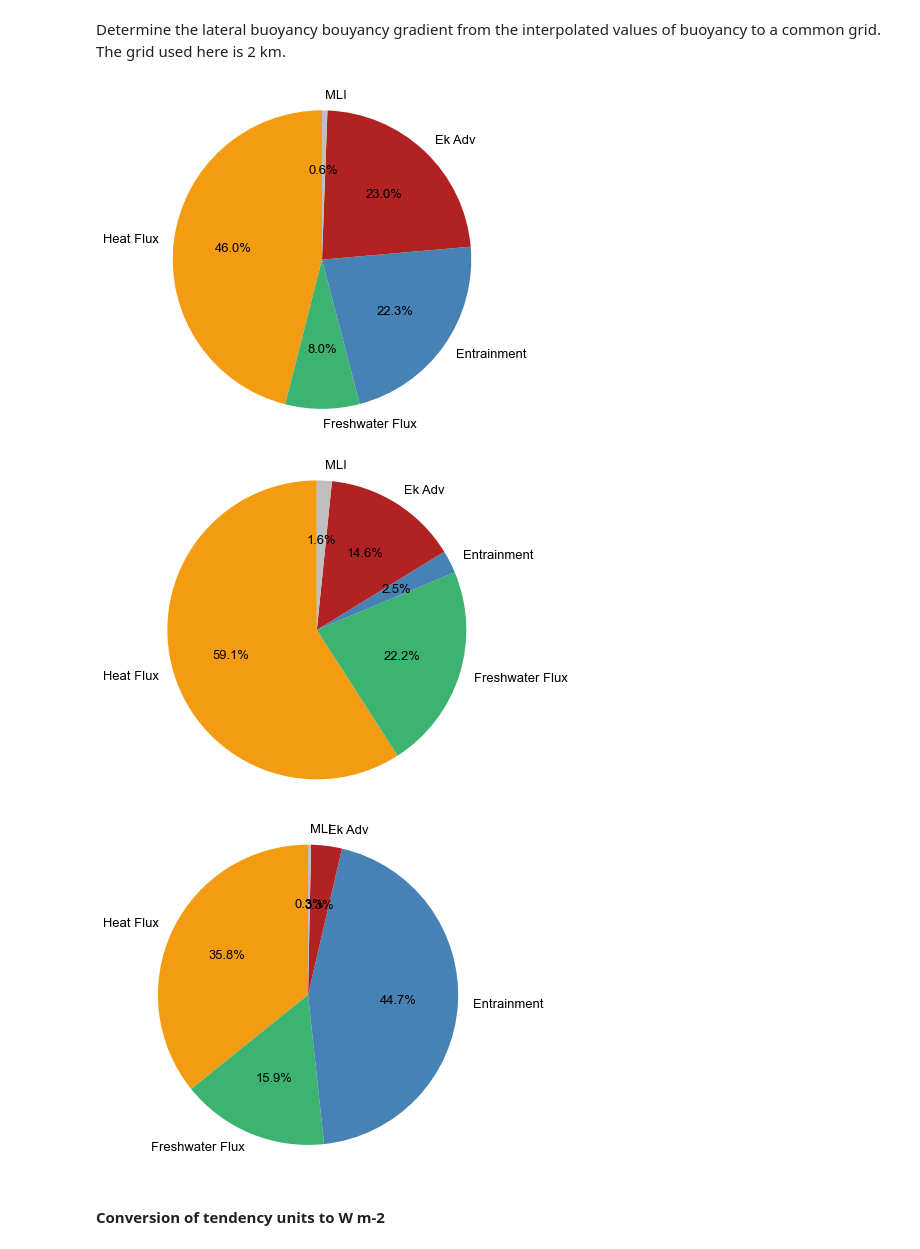
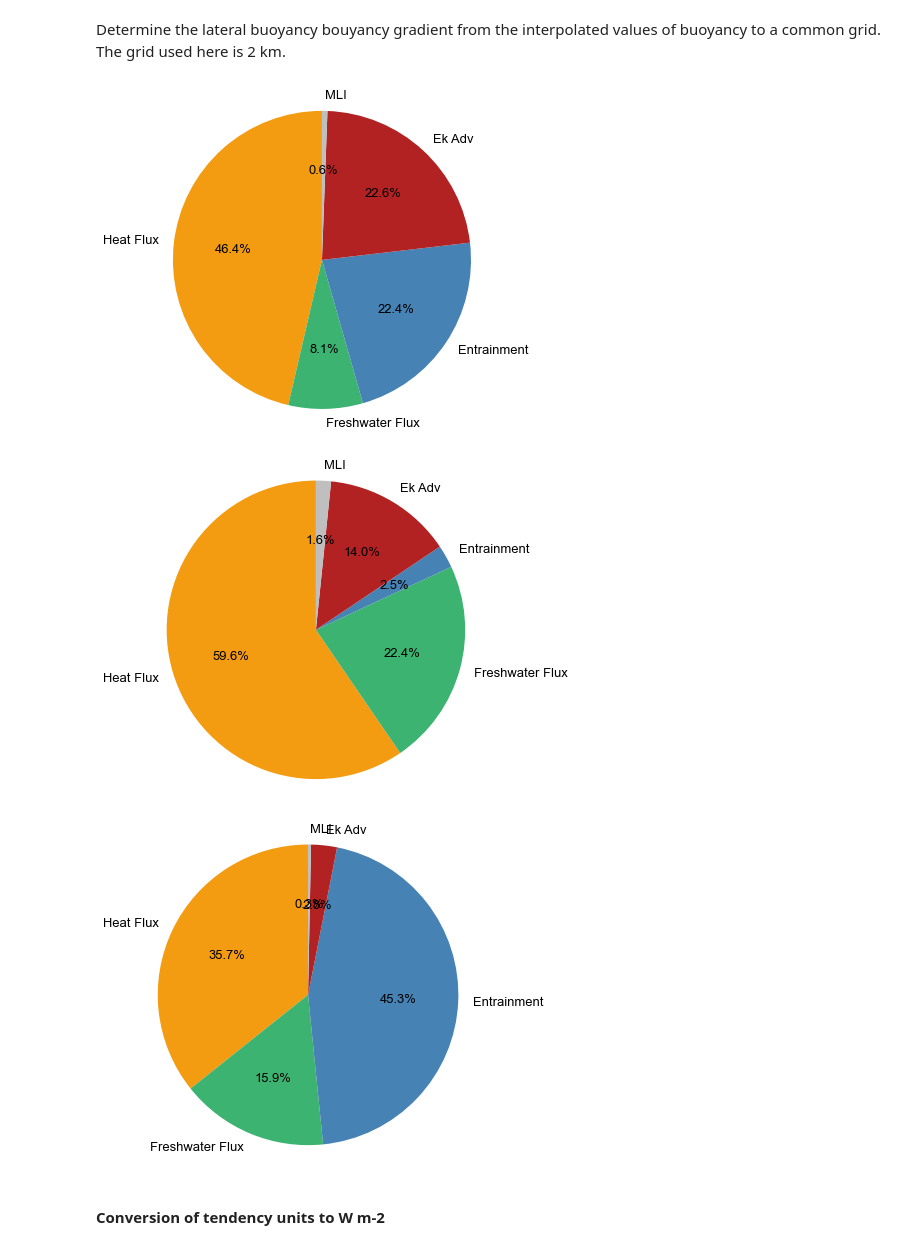
Before and after one commit to marcelduplessis/duplessis-2021-JGR-Oceans, a Jupyter notebook: duplessis-2021-analysis-main.ipynb, the cells around one changed output. Cells and saved outputs as stored; diff of their text form; code cells hidden in the pictures.

```diff
--- a/duplessis-2021-analysis-main.ipynb
+++ b/duplessis-2021-analysis-main.ipynb
@@ -1957,7 +1636,7 @@ savefig('../../figures/salt_tendency_breakdown.png', dpi=300, bbox_inches='tight
 # %% [markdown]
 Determine the variance of the salinity from the glider obsevations and the net terms by removing the mean and trend
 # %%
-for i, dat in enumerate([dat_saz_1D, dat_apz_1D, dat_miz_1D]):
+for i, dat in enumerate([dat_saz_1D, dat_pfz_1D, dat_miz_1D]):
 
     # determine the mean
     glider_dS_mean = dat.glider_dS[1:].mean()
@@ -1988,5 +1667,5 @@ for i, dat in enumerate([dat_saz_1D, dat_apz_1D, dat_miz_1D]):
 # %%
-for i, dat in enumerate([dat_saz_interp, dat_apz_interp, dat_miz_interp]):
+for i, dat in enumerate([dat_saz_1D, dat_pfz_1D, dat_miz_1D]):
 
     # determine the mean
     terms_dS_mean = dat.net_terms_dS[1:].mean()
@@ -2015,7 +1698,7 @@ import seaborn as sns
 
 fig, ax = subplots(1, 3, figsize=[11, 5], sharey=True)
 
-for i, dat in enumerate([dat_saz_interp, dat_apz_interp, dat_miz_interp]):
+for i, dat in enumerate([dat_saz_interp, dat_pfz_interp, dat_miz_interp]):
 
     window=40
 
@@ -2070,4 +1753,4 @@ ax[2].text(-1.5, 1.13, 'c', fontweight='bold')
 
 # ax[0].set_ylabel('Probability')
 
-savefig('../../figures/turner_angle.png', dpi=300, bbox_inches='tight')
+savefig('../figures/Fig_9_turner_angle.png', dpi=300, bbox_inches='tight')
@@ -2077,7 +1762,7 @@ savefig('../../figures/turner_angle.png', dpi=300, bbox_inches='tight')
 We determine the mixed layer buoyancy from the average buoyancy across the mixed layer.
 # %%
 # get the mean buoyancy within the mixed layer
-for dat in [dat_saz_1D, dat_apz_1D, dat_miz_1D]:
+for dat in [dat_saz_1D, dat_pfz_1D, dat_miz_1D]:
 
     xb=[]
 
@@ -2091,12 +1776,12 @@ Determine the lateral buoyancy bouyancy gradient from the interpolated values of
 # %%
 sites = ['saz', 'pfz', 'miz']
 
-for i, dat in enumerate([dat_saz_1D, dat_apz_1D, dat_miz_1D]):
+for i, dat in enumerate([dat_saz_1D, dat_pfz_1D, dat_miz_1D]):
 
     if i==0:
         dat_raw=dat_saz
     if i==1:
-        dat_raw=dat_apz
+        dat_raw=dat_pfz
     if i==2:
         dat_raw=dat_miz
 
@@ -2178,37 +1863,37 @@ for i, dat in enumerate([dat_saz_1D, dat_apz_1D, dat_miz_1D]):
     # now plot the pie chart
 
     labels = 'Heat Flux', 'Freshwater Flux', 'Entrainment', 'Ek Adv', 'MLI'
     clrs   = orange, 'mediumseagreen', 'steelblue', 'firebrick', '0.75'
 
     hf   = np.nanmean(np.abs(dat['hf_wm2']))
     ff   = np.nanmean(np.abs(dat['ff_wm2']))
 
     en = np.nanmean(np.abs(dat['en_t_wm2']) + np.abs(dat['en_s_wm2']))
     ek = np.nanmean(np.abs(dat['ek_t_wm2']) + np.abs(dat['ek_s_wm2']))
 
     sm   = np.nanmean(np.abs(dat['mli_wm2']))
 
     total = hf+ff+en+ek+sm
 
     sizes = [hf/total, ff/total, en/total, ek/total, sm/total]
 
     fig,ax=subplots(figsize=[6,6])
 
     ax.pie(sizes,
            labels=labels,
            autopct='%1.1f%%',
            colors=clrs,
            startangle=90)
 
     ax.axis('equal')  # Equal aspect ratio ensures that pie is drawn as a circle.
 
 #     ax.legend(ncol=6, bbox_to_anchor=(0, 1))
 
-    savefig('../../figures/pie_'+str(sites[i])+'_labels.png', dpi=300, bbox_inches='tight')
+    savefig('../figures/Fig_10_pie_'+str(sites[i])+'_labels.png', dpi=300, bbox_inches='tight')
 # %% [output]
-[figure, old version]
+[figure, new version]
-[figure, old version]
+[figure, new version]
-[figure, old version]
+[figure, new version]
 # %% [markdown]
 #### Conversion of tendency units to W m-2
 # %% [markdown]
```
Also changed, not shown: parts of 78 cells of this notebook, 24 other files.
